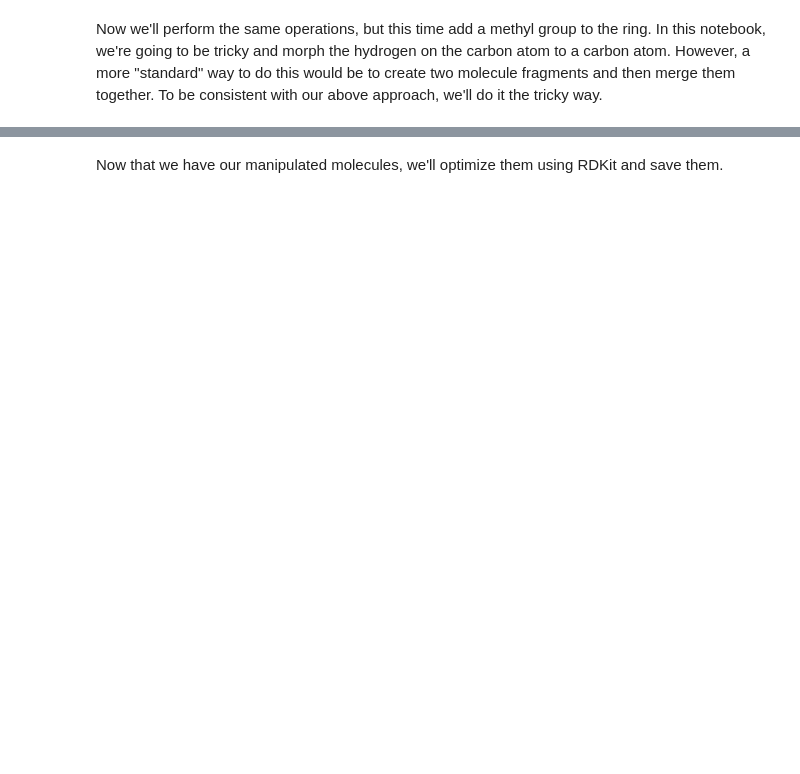
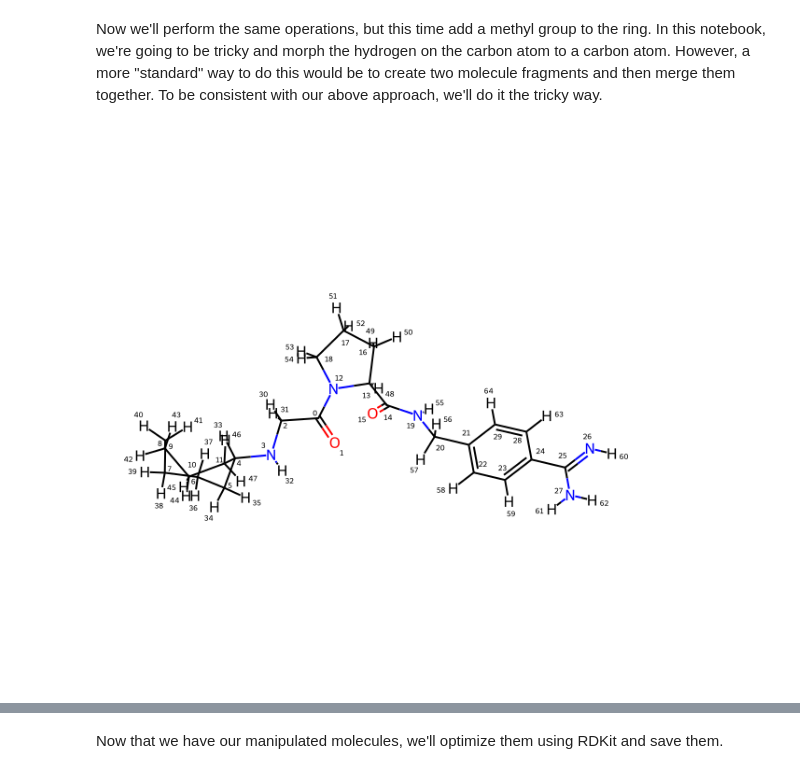
Before and after one commit to sectorabc/iqb-2024, a Jupyter notebook: molecule_manipulation.ipynb, the cells around one changed output, grey strips where cells are left out. Drawn from its saved outputs; the diff is of its cells as text; code cells hidden in the pictures; blank space fills up the shorter version.

```diff
--- a/molecule_manipulation.ipynb
+++ b/molecule_manipulation.ipynb
@@ -88,6 +94,8 @@ To be consistent with our above approach, we'll do it the tricky way.
 # %%
 # load another duplicate of the original ligand, but keep the hydrogens
 
-mod_ligand_methyl = Chem.MolFromMol2File("ligands/13U_ideal.mol2", )
+mod_ligand_methyl = Chem.MolFromMol2File("ligands/13U_ideal.mol2", removeHs=False)
 mod_ligand_methyl        # This is the original structure. In the cells below, we will convert Hydrogen-59 to a Carbon.
+# %% [output]
+[figure, added]
 # %%
```
Also changed, not shown: parts of 13 cells of this notebook, 1 other file.
